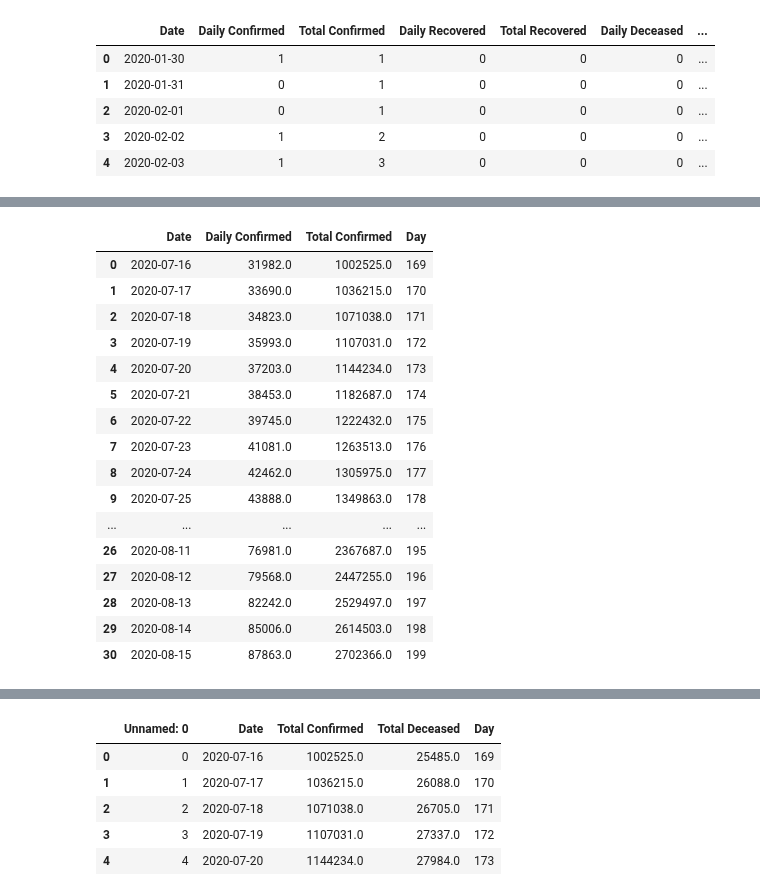
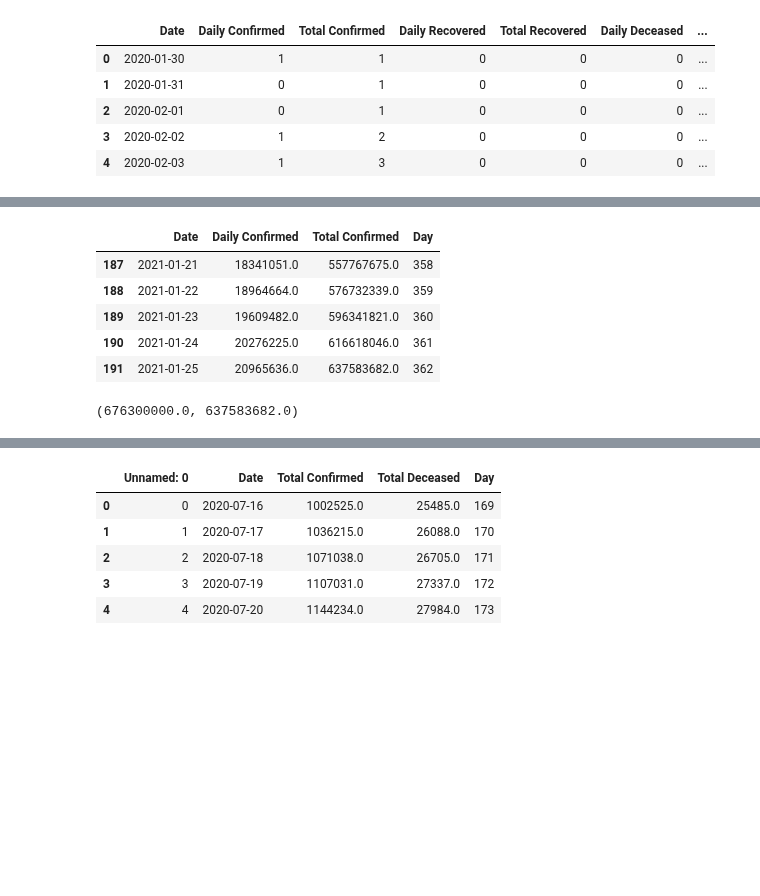
Before and after one commit to skbhere/COVID-19-Case-Forecasting, a Jupyter notebook: 00_India_prediction.ipynb, the cells around one changed output, grey strips where cells are left out. Drawn from its saved outputs; the diff is of its cells as text; code cells hidden in the pictures; blank space fills up the shorter version.

```diff
--- a/00_India_prediction.ipynb
+++ b/00_India_prediction.ipynb
@@ -169,23 +169,16 @@ df0.tail()
 # %%
-final.tail(31)
+final.tail(5)
 # %% [output]
 |  | Date | Daily Confirmed | Total Confirmed | Day |
-| 0 | 2020-07-16 | 31982.0 | 1002525.0 | 169 |
-| 1 | 2020-07-17 | 33690.0 | 1036215.0 | 170 |
-| 2 | 2020-07-18 | 34823.0 | 1071038.0 | 171 |
-| 3 | 2020-07-19 | 35993.0 | 1107031.0 | 172 |
-| 4 | 2020-07-20 | 37203.0 | 1144234.0 | 173 |
-| 5 | 2020-07-21 | 38453.0 | 1182687.0 | 174 |
-| 6 | 2020-07-22 | 39745.0 | 1222432.0 | 175 |
-| 7 | 2020-07-23 | 41081.0 | 1263513.0 | 176 |
-| 8 | 2020-07-24 | 42462.0 | 1305975.0 | 177 |
-| 9 | 2020-07-25 | 43888.0 | 1349863.0 | 178 |
-| ... | ... | ... | ... | ... |
-| 26 | 2020-08-11 | 76981.0 | 2367687.0 | 195 |
-| 27 | 2020-08-12 | 79568.0 | 2447255.0 | 196 |
-| 28 | 2020-08-13 | 82242.0 | 2529497.0 | 197 |
-| 29 | 2020-08-14 | 85006.0 | 2614503.0 | 198 |
-| 30 | 2020-08-15 | 87863.0 | 2702366.0 | 199 |
+| 187 | 2021-01-21 | 18341051.0 | 557767675.0 | 358 |
+| 188 | 2021-01-22 | 18964664.0 | 576732339.0 | 359 |
+| 189 | 2021-01-23 | 19609482.0 | 596341821.0 | 360 |
+| 190 | 2021-01-24 | 20276225.0 | 616618046.0 | 361 |
+| 191 | 2021-01-25 | 20965636.0 | 637583682.0 | 362 |
+# %%
+1352600000/2 , final['Total Confirmed'][len(final)-1]
+# %% [output]
+(676300000.0, 637583682.0)
 # %%
 %matplotlib inline
 import matplotlib.pyplot as plt
```
Also changed, not shown: parts of 7 cells of this notebook.
